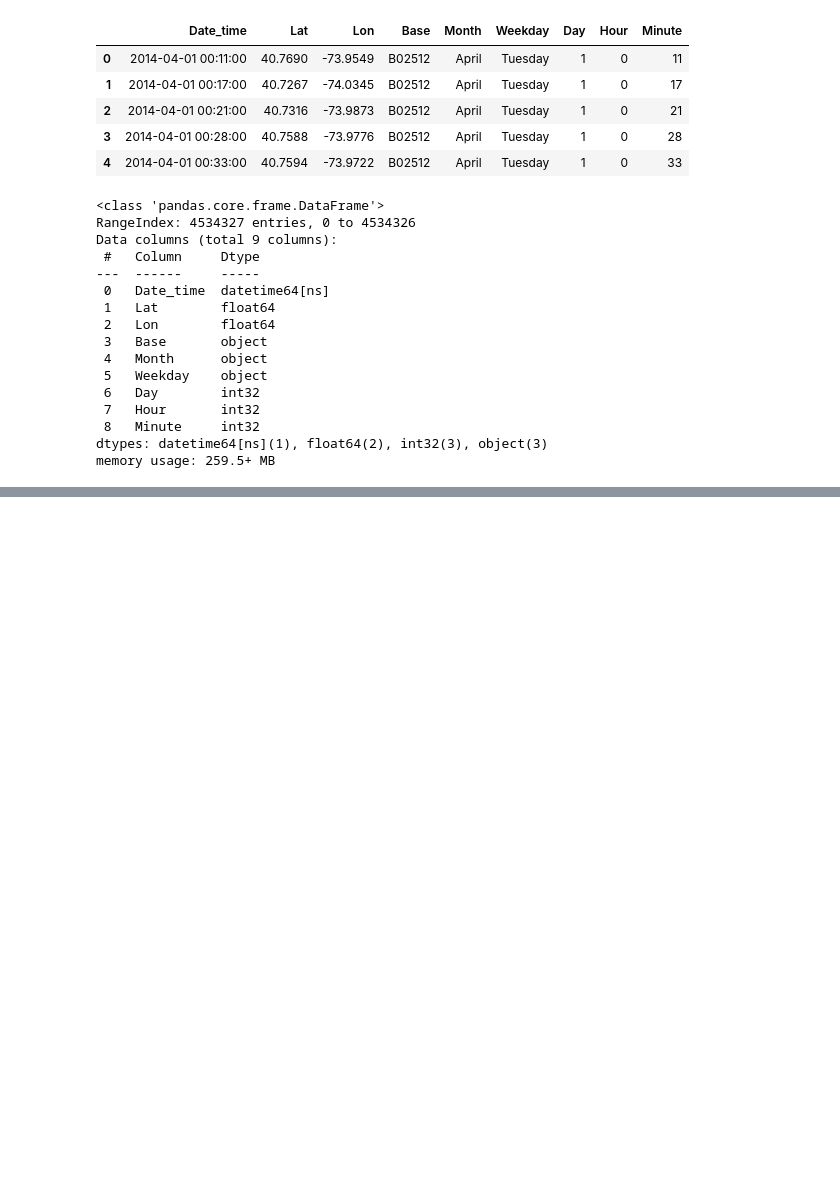
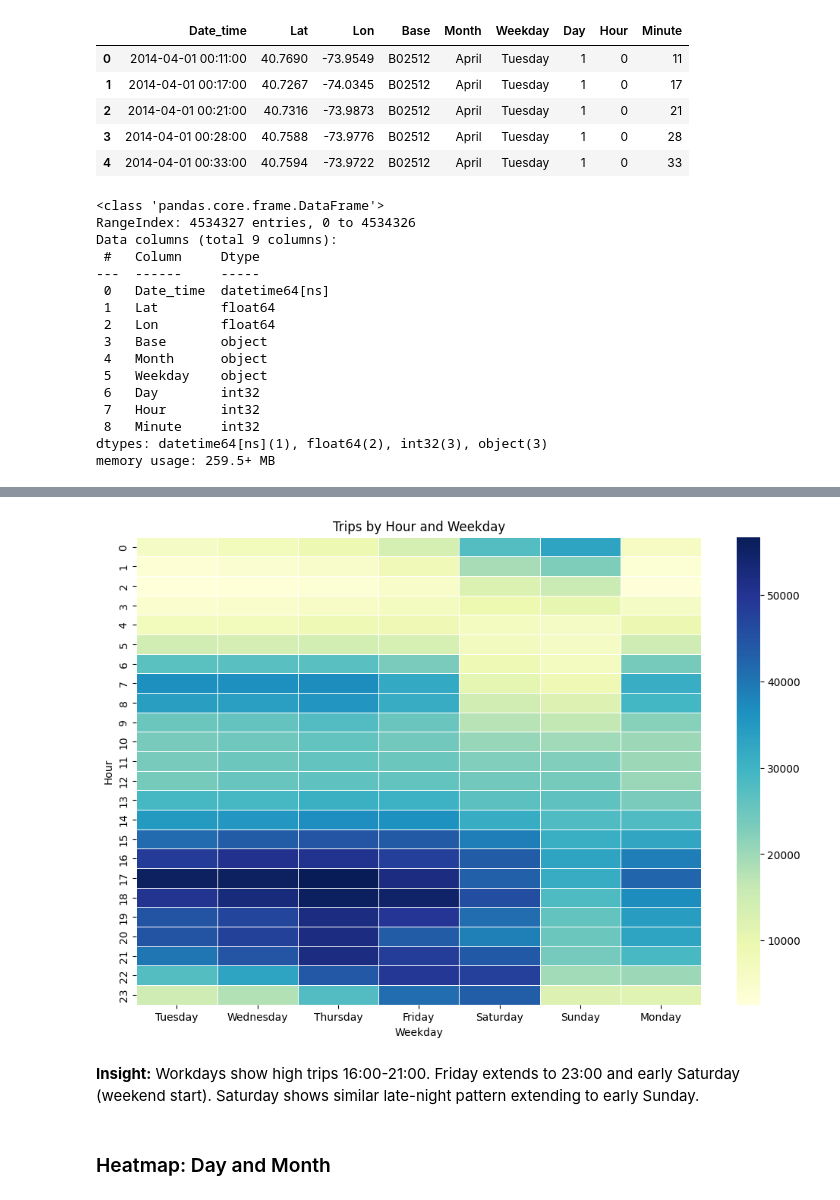
Before and after one commit to atharvpatole/Uber-Data-Analysis, a Jupyter notebook: UberDataAnalysis.ipynb, the cells around one changed output, grey strips where cells are left out. Cells and saved outputs as stored; diff of their text form; code cells hidden in the pictures; blank space fills up the shorter version.

```diff
--- a/UberDataAnalysis.ipynb
+++ b/UberDataAnalysis.ipynb
@@ -625,0 +345,3 @@ People tend to use Uber late at night (around midnight) during weekends.
+# %%
+df_hour_weekday = df.groupby(['Hour', 'Weekday'], sort=False).apply(count_rows).unstack()
+df_hour_weekday.head()
@@ -625,0 +356,11 @@ People tend to use Uber late at night (around midnight) during weekends.
+# %%
+plt.figure(figsize=(12,8))
+ax = sns.heatmap(df_hour_weekday, cmap=cm.YlGnBu, linewidth=0.5)
+ax.set(title="Trips by Hour and Weekday")
+plt.show()
+# %% [output]
+[figure, added]
+# %% [markdown]
+**Insight:** Workdays show high trips 16:00-21:00. Friday extends to 23:00 and early Saturday (weekend start). Saturday shows similar late-night pattern extending to early Sunday.
+# %% [markdown]
+### Heatmap: Day and Month
```
Also changed, not shown: parts of 114 cells of this notebook.
